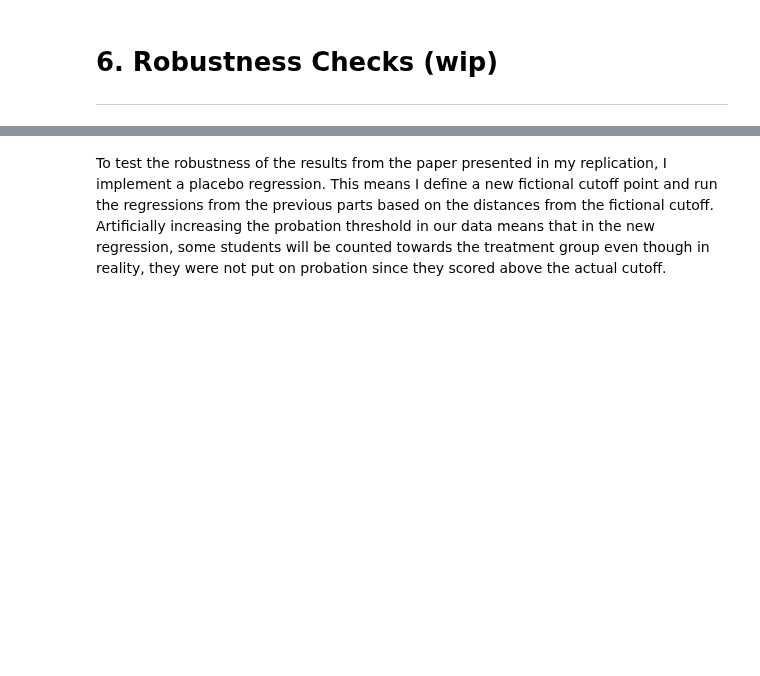
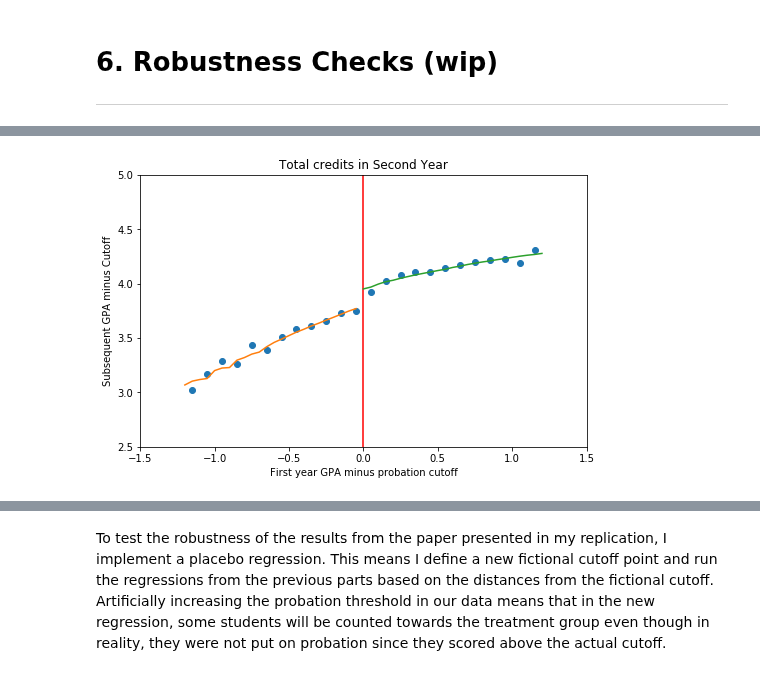
Before and after one commit to amageh/replication-performance-standards, a Jupyter notebook: project.ipynb, the cells around one changed output, grey strips where cells are left out. Cells and saved outputs as stored; diff of their text form; code cells hidden in the pictures; blank space fills up the shorter version.

```diff
--- a/project.ipynb
+++ b/project.ipynb
@@ -552,0 +580,5 @@ table6.loc[['All','HS Grades > median' ],
+# %%
+predictions_fig7 = create_predictions(data=sample12, outcome='total_credits_year2', regressors=regressors, bandwidth=0.6)
+plot_figure_credits_year2(sample12, predictions_fig7)
+# %% [output]
+[figure, added]
```
Also changed, not shown: parts of 23 cells of this notebook, 3 other files.
